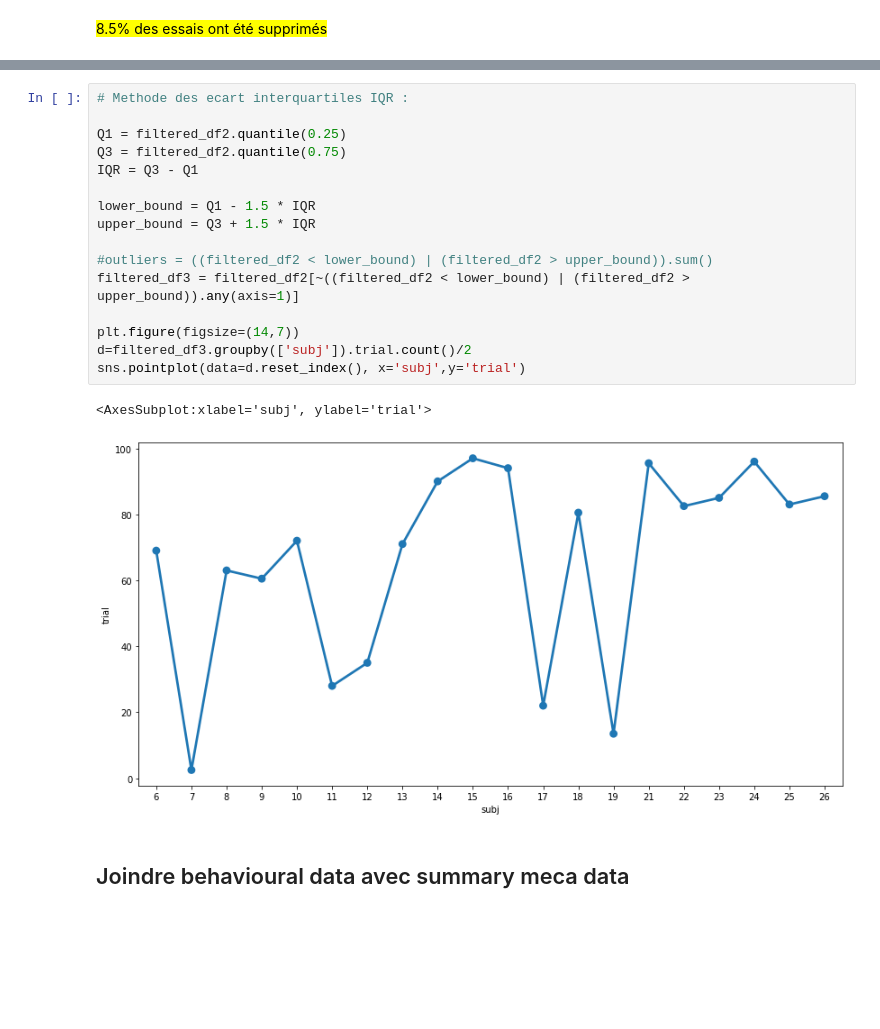
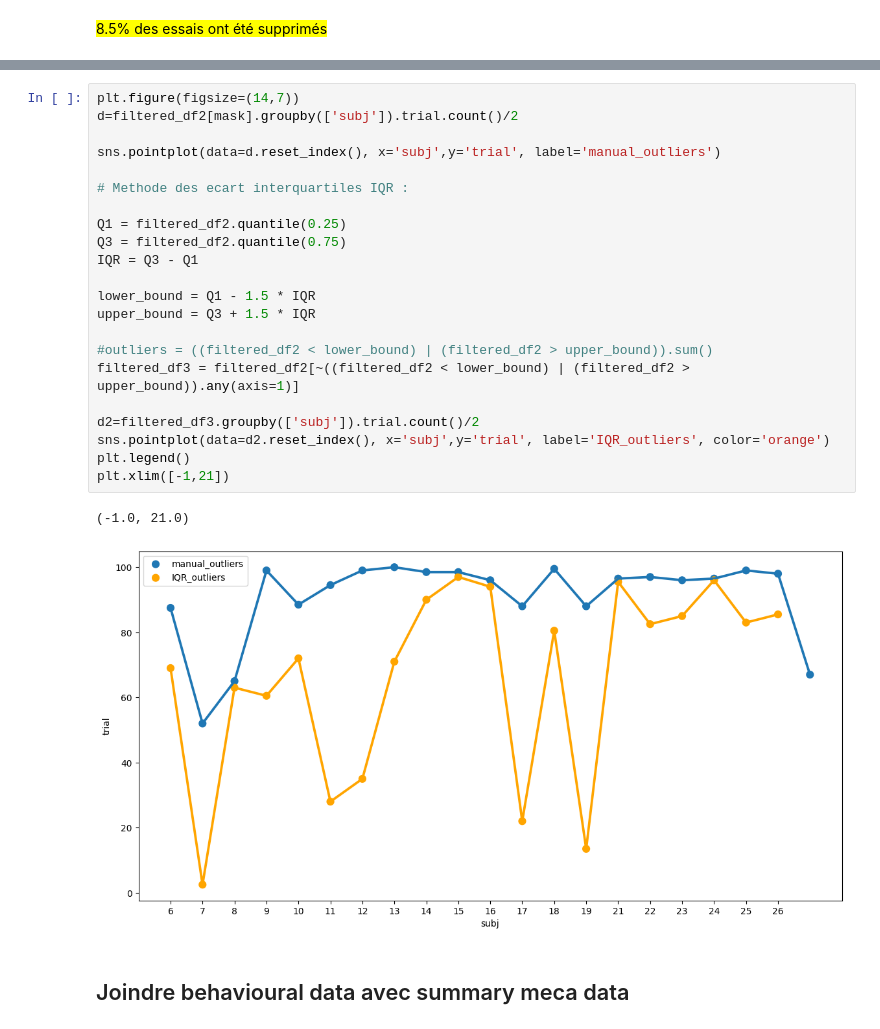
Before and after one commit to neuro-team-femto/revtact, a Jupyter notebook: analysis/analysis_beha_topo.ipynb, the cells around one changed output, grey strips where cells are left out. Drawn from its saved outputs; the diff is of its cells as text; blank space fills up the shorter version.

```diff
--- a/analysis/analysis_beha_topo.ipynb
+++ b/analysis/analysis_beha_topo.ipynb
@@ -612,23 +630,29 @@ sns.pointplot(data=d.reset_index(), x='subj',y='trial')
 [figure]
 # %%
+plt.figure(figsize=(14,7))
+d=filtered_df2[mask].groupby(['subj']).trial.count()/2
+
+sns.pointplot(data=d.reset_index(), x='subj',y='trial', label='manual_outliers')
+
 # Methode des ecart interquartiles IQR :
 
 Q1 = filtered_df2.quantile(0.25)
 Q3 = filtered_df2.quantile(0.75)
 IQR = Q3 - Q1
 
 lower_bound = Q1 - 1.5 * IQR
 upper_bound = Q3 + 1.5 * IQR
 
 #outliers = ((filtered_df2 < lower_bound) | (filtered_df2 > upper_bound)).sum()
 filtered_df3 = filtered_df2[~((filtered_df2 < lower_bound) | (filtered_df2 > upper_bound)).any(axis=1)]
 
-plt.figure(figsize=(14,7))
-d=filtered_df3.groupby(['subj']).trial.count()/2
-sns.pointplot(data=d.reset_index(), x='subj',y='trial')
+d2=filtered_df3.groupby(['subj']).trial.count()/2
+sns.pointplot(data=d2.reset_index(), x='subj',y='trial', label='IQR_outliers', color='orange')
+plt.legend()
+plt.xlim([-1,21])
 # %% [output]
-<AxesSubplot:xlabel='subj', ylabel='trial'>
+(-1.0, 21.0)
-[figure, old version]
+[figure, new version]
 # %% [markdown]
 ## Joindre behavioural data avec summary meca data
 # %%
```
Also changed, not shown: parts of 31 cells of this notebook, 4 other files.
